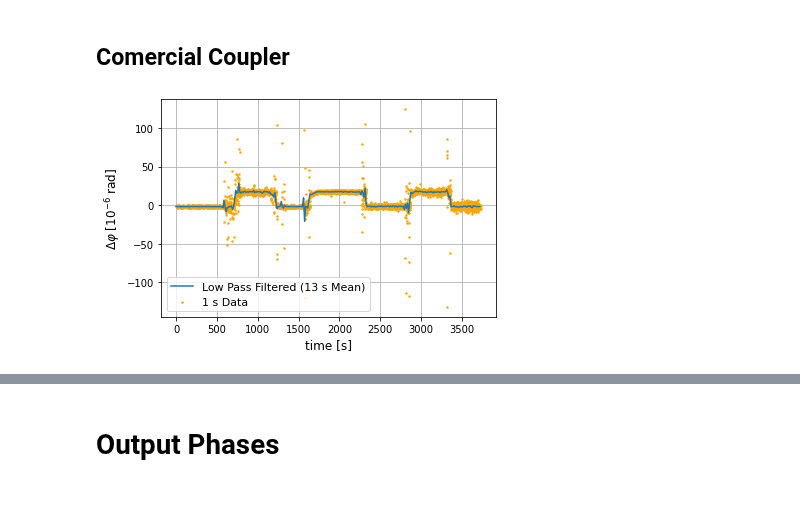
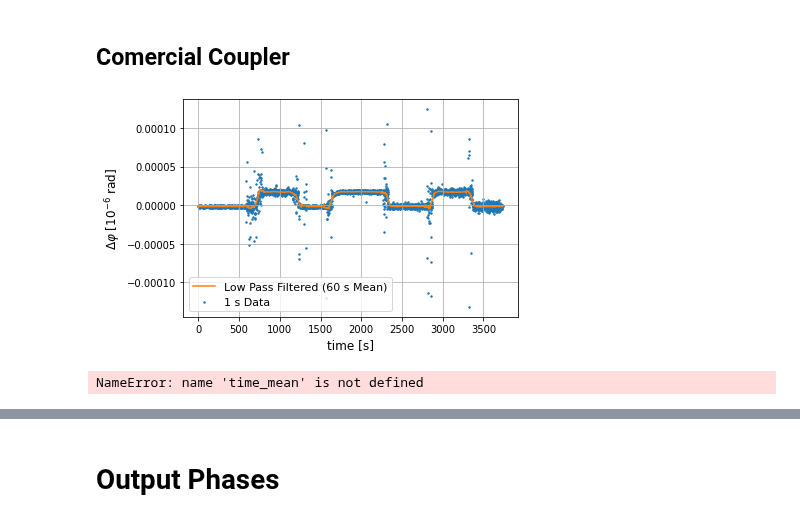
Before and after one commit to bilaljo/MiniPTI, a Jupyter notebook: notebooks/pti.ipynb, the cells around one changed output, grey strips where cells are left out. Saved outputs shown, nothing was run; the diff lists cells and outputs as text; code cells hidden in the pictures.

```diff
--- a/notebooks/pti.ipynb
+++ b/notebooks/pti.ipynb
@@ -145,19 +151,25 @@ time_mean_comercial *= 13
+# %%
+pti_comercial = pti_inversion_comercial["PTI Signal"]
+#pti_mean_comercial_10s = ndimage.uniform_filter1d(pti_comercial, size=10)
+pti_mean_comercial_60s = ndimage.uniform_filter1d(pti_comercial, size=60)
 # %%
-plt.plot(time_mean_comercial, -pti_mean_comercial, label="Low Pass Filtered (13 s Mean)")
-plt.scatter(range(len(pti_comercial)), -pti_comercial, color="orange", s=2, label="1 s Data")
+plt.plot(range(len(pti_comercial)), pti_mean_comercial_60s, label="Low Pass Filtered (60 s Mean)", color="tab:orange")
+plt.scatter(range(len(pti_comercial)), pti_comercial, s=2, label="1 s Data")
 plt.grid()
 plt.xlabel("time [s]", fontsize=12)
 plt.ylabel(r"$\Delta\varphi$ [$10^{-6}$ rad]", fontsize=12)
 plt.legend(fontsize=11)
 plt.show()
 # %% [output]
-[figure, old version]
+[figure, new version]
 # %%
+
 plt.plot(time_mean, -10 * pti_mean_mmi, label="Low Pass Filtered (13 s Mean)")
-plt.scatter(range(len(pti_mmi)), -10 * pti_mmi, color="orange", s=2, label="1 s Data")
 plt.grid()
 #plt.axis([0, len(pti_mmi), -50, 50])
 plt.xlabel("time [s]", fontsize=12)
 plt.ylabel(r"$\Delta\varphi$ [$10^{-6}$ rad]", fontsize=12)
 plt.legend(fontsize=11)
 plt.show()
+# %% [output]
+NameError: name 'time_mean' is not defined
```
Also changed, not shown: parts of 17 cells of this notebook, 6 other files.
